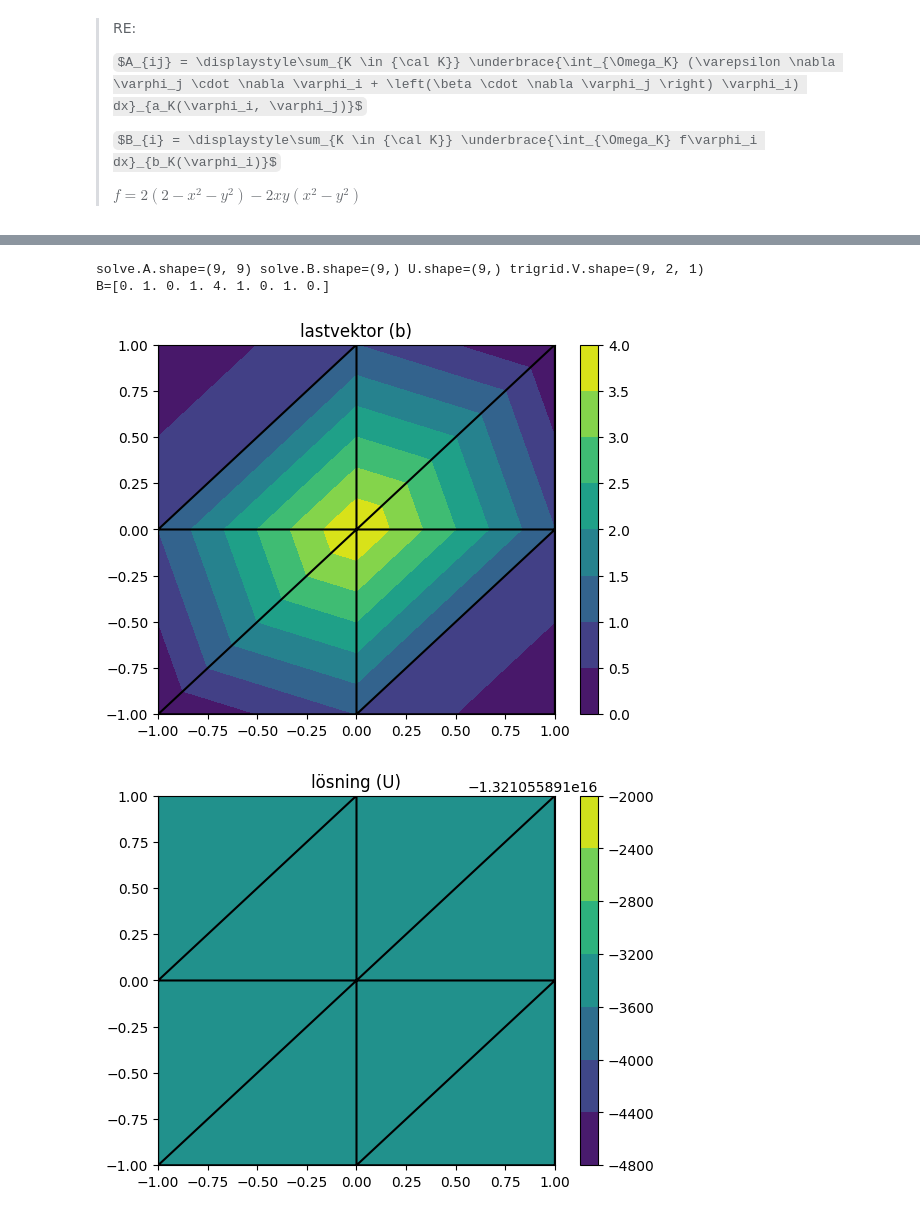
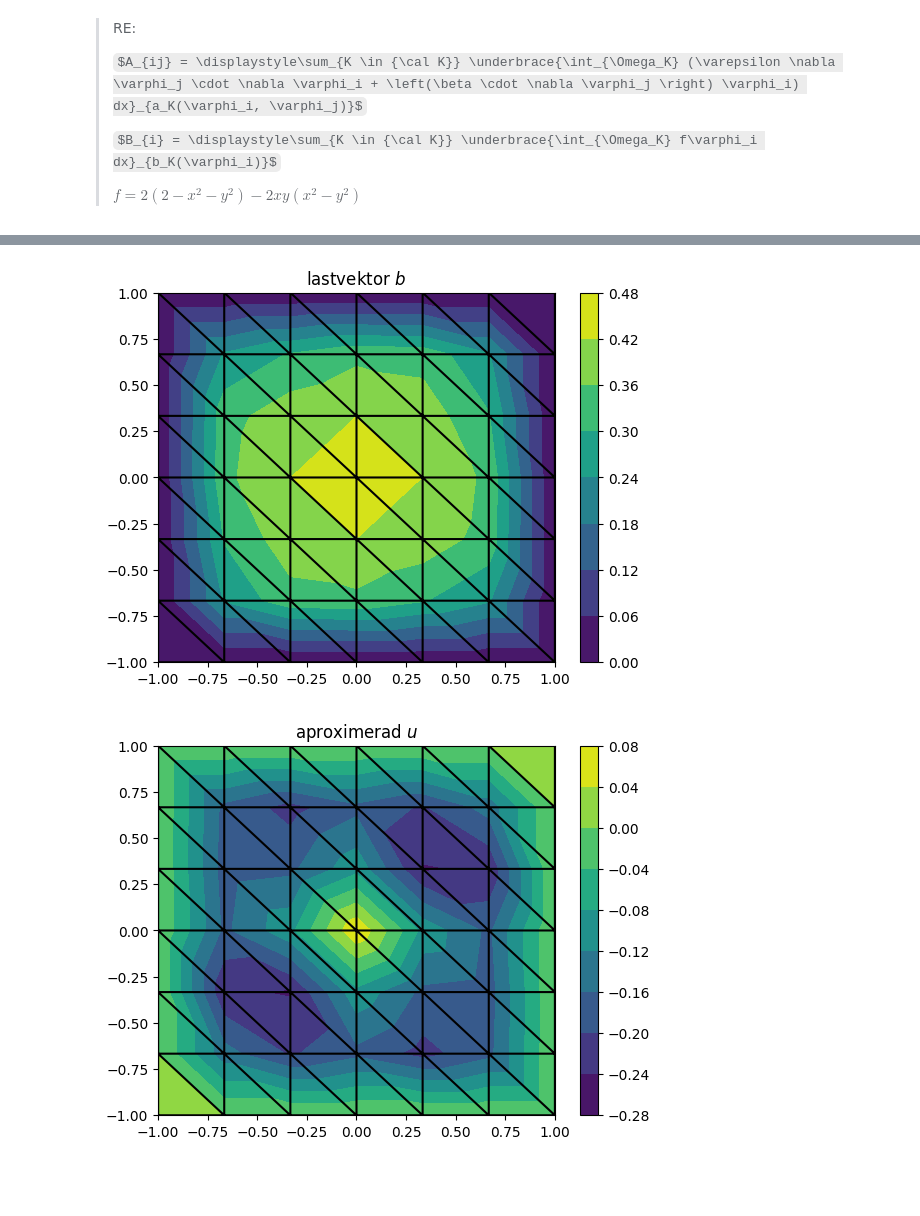
Before and after one commit to wiluxgit/MVE270_2024, a Jupyter notebook: 11z.ipynb, the cells around one changed output, grey strips where cells are left out. Cells and saved outputs as stored; diff of their text form; code cells hidden in the pictures; some formulas as TeX source; blank space fills up the shorter version.

```diff
--- a/11z.ipynb
+++ b/11z.ipynb
@@ -622,19 +651,32 @@ class StiffnessMatrixSolve2d:
         A = csr_matrix((n_points, n_points))
         B: ndarray = np.zeros((n_points,))
 
-        # k    = [vilket index triangelhörnet har i trigrid V]
-        # kPos = [x;y positionerna för noderna triangelhörnet]
-        for k_glob_idxs, kPos in trigrid.K_with_coords:
-            bk: Vector3 = elementlastvektor(K=kPos, I=b_integrand)
+        # k_glob_idxs = [vilket index triangelhörnet har i trigrid V]
+        # k_pos       = [x;y positionerna för triangelhörnet]
+        for k_glob_idxs, k_pos in trigrid.K_with_coords:
+            bk: Vector3 = elementlastvektor(K=k_pos, I=b_integrand)
             for local_i, glob_i in enumerate(k_glob_idxs):
+                #print(f"gbl:{glob_i} -> {npfmt(bk)}")
                 B[glob_i] += bk[local_i, 0]
 
-        for k_glob_idxs, kPos in trigrid.K_with_coords:
-            ak: Matrix3x3 = elementstyvhetsmatris(K=kPos, I=a_integrand)
+        for k_glob_idxs, k_pos in trigrid.K_with_coords:
+            ak: Matrix3x3 = elementstyvhetsmatris(K=k_pos, I=a_integrand)
             for local_i, glob_i in enumerate(k_glob_idxs):
                 for local_j, glob_j in enumerate(k_glob_idxs):
                     A[glob_i, glob_j] += ak[local_i, local_j]
 
+
+        # Applicera Dirilectvilkor (≈6.262)
+        for pidx, ((x,), (y,)) in enumerate(trigrid.V):
+            # nollställa alla A/B som ligger på randen
+            if x == -1 or x == 1 or y == -1 or y == 1:
+                A[pidx, :] = 0
+                A[:, pidx] = 0
+                B[pidx] = 0
+
+            # diagonalen ska vara 1
+            A[pidx, pidx] = 1
+
         self.A = A
         self.B = B
 # %%
@@ -663,7 +705,8 @@ def b_integrand(i: AkIntegrand) -> float:
     return f(i.x) * i.v
 
 def test_solve():
-    trigrid = TriangulatedGrid(nx=2, ny=2, xmin=-1, xmax=1, ymin=-1, ymax=1)
+    rx = 6
+    trigrid = TriangulatedGrid(nx=rx, ny=rx, xmin=-1, xmax=1, ymin=-1, ymax=1)
     solve = StiffnessMatrixSolve2d(
         trigrid=trigrid,
         a_integrand=a_integrand,
@@ -674,20 +717,13 @@ def test_solve():
     U: ndarray = scipy.sparse.linalg.spsolve(solve.A, solve.B)
     print(f"{solve.A.shape=} {solve.B.shape=} {U.shape=} {trigrid.V.shape=}")
     #print(f"A={solve.A}")
-    print(f"B={solve.B}")
+    #print(f"B={solve.B}")
 
-    triag = trigrid.triangulation
-    plt.title("lastvektor (b)")
-    plt.tricontourf(triag, solve.B, cmap="viridis")
-    plt.triplot(triag, "k-")
-    plt.colorbar()
-    plt.show()
+    show_trigrid_evaluated(trigrid, solve.B, title="lastvektor $b$")
+    show_trigrid_evaluated(trigrid, U, title="aproximerad $u$")
 
-    plt.title("lösning (U)")
-    plt.tricontourf(triag, U, cmap="viridis")
-    plt.triplot(triag, "k-")
-    plt.colorbar()
-    plt.show()
+    U_real = (1-np.pow(trigrid.xs, 2)) * (1-np.pow(trigrid.ys, 2))
+    show_trigrid_evaluated(trigrid, U_real, "riktiga $u$: $(1-x^2)(1-y^2)$")
 
 test_solve()
 # %% [output]
@@ -703,4 +732,2 @@ K=[[ 0.000000,  0.000000], [ 1.000000,  1.000000], [ 0.000000,  1.000000]] -> A=
-solve.A.shape=(9, 9) solve.B.shape=(9,) U.shape=(9,) trigrid.V.shape=(9, 2, 1)
-B=[0. 1. 0. 1. 4. 1. 0. 1. 0.]
-[figure, old version]
+[figure, new version]
-[figure, old version]
+[figure, new version]
```
Also changed, not shown: parts of 22 cells of this notebook.
